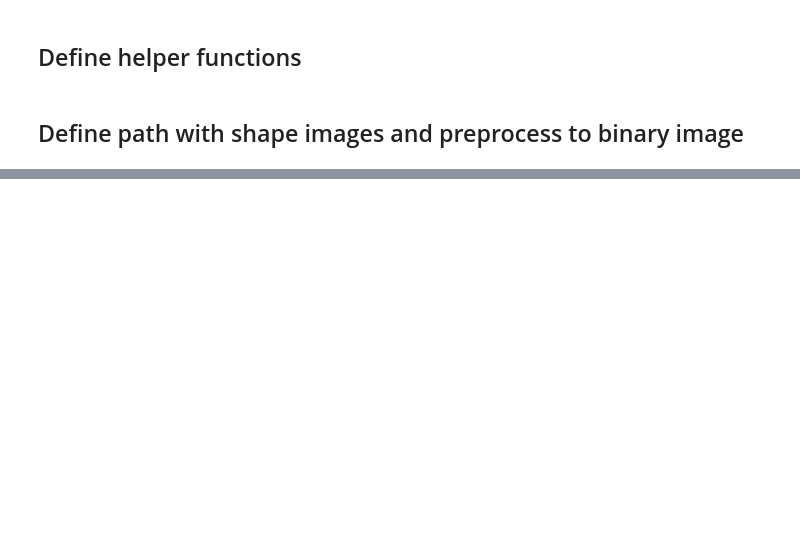
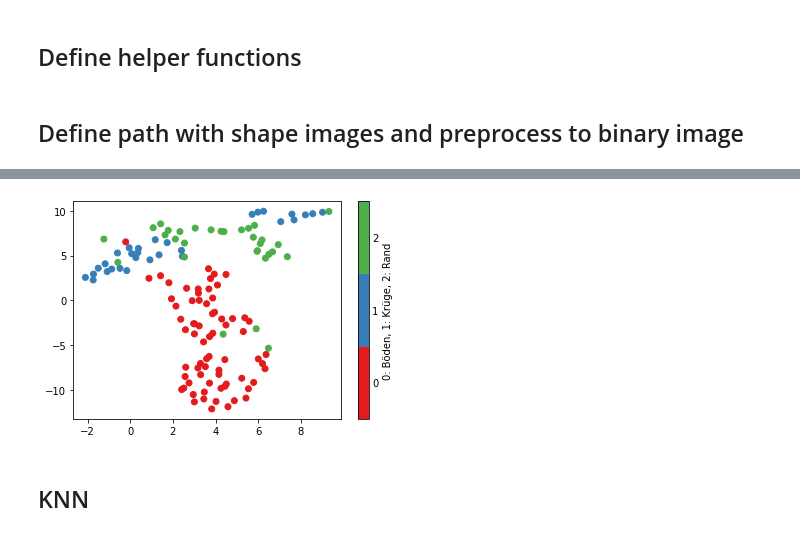
Before and after one commit to michaelkihm/Ceramic_Profiles, a Jupyter notebook: ShapeTopology.ipynb, the cells around one changed output, grey strips where cells are left out. Drawn from its saved outputs; the diff is of its cells as text; code cells hidden in the pictures; blank space fills up the shorter version.

```diff
--- a/ShapeTopology.ipynb
+++ b/ShapeTopology.ipynb
@@ -40,0 +94,7 @@ assert len(labels) == len(descriptors)
+# %%
+plt.scatter(X_2d[:, 0], X_2d[:, 1], c=labels, cmap=cmap)
+plt.clim(-0.5, n-0.5)
+cb = plt.colorbar(ticks=range(0,3),label='0: Böden, 1: Krüge, 2: Rand')
+cb.ax.tick_params(length=0)
+# %% [output]
+[figure, added]
@@ -40,0 +103,2 @@ assert len(labels) == len(descriptors)
+# %% [markdown]
+## KNN
```
Also changed, not shown: parts of 23 cells of this notebook.
